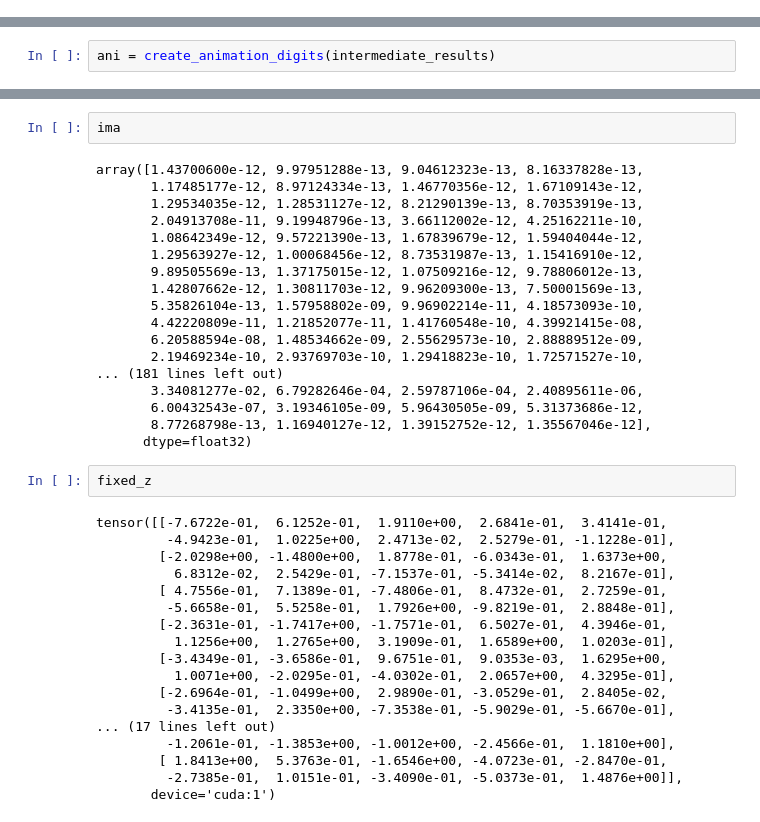
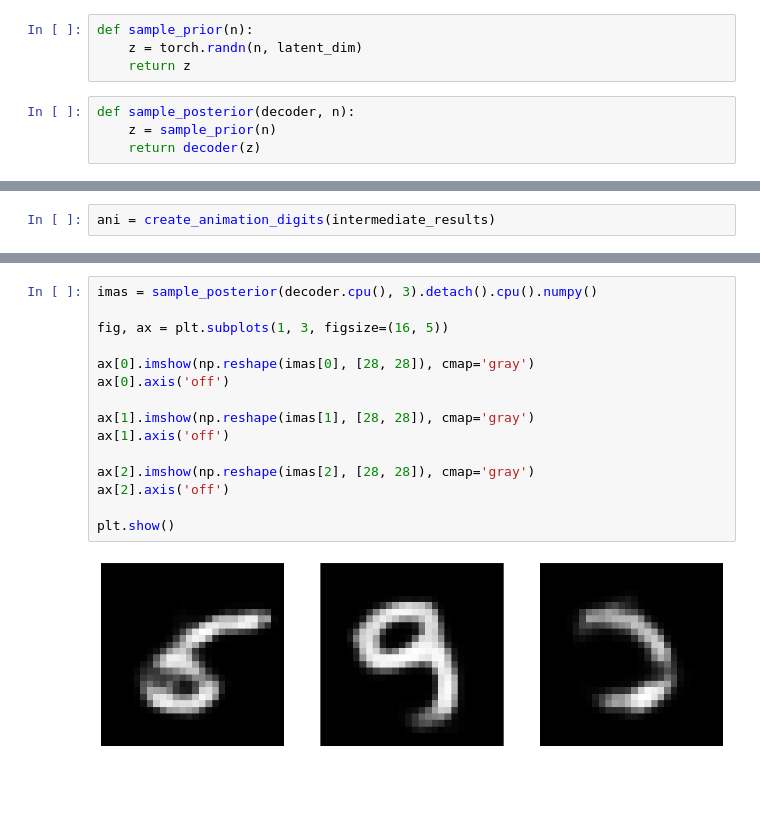
Before and after one commit to SergioAlvarezB/calibration-normalizing-flows, a Jupyter notebook: notebooks/vanilla-VAE.ipynb, the cells around one changed output, grey strips where cells are left out. Cells and saved outputs as stored; diff of their text form; blank space fills up the shorter version.

```diff
--- a/notebooks/vanilla-VAE.ipynb
+++ b/notebooks/vanilla-VAE.ipynb
@@ -67,3 +67,11 @@ def compute_reconstruction_error(x, x_p):
+# %%
+def sample_prior(n):
+    z = torch.randn(n, latent_dim)
+    return z
+# %%
+def sample_posterior(decoder, n):
+    z = sample_prior(n)
+    return decoder(z)
 # %%
 fixed_z = np.random.randn(16, latent_dim)
 fixed_z = torch.Tensor(fixed_z).to(dev)
@@ -239,40 +210,17 @@ array([0.        , 0.        , 0.        , 0.        , 0.        ,
-# %%
-ima
-# %% [output]
-array([1.43700600e-12, 9.97951288e-13, 9.04612323e-13, 8.16337828e-13,
-       1.17485177e-12, 8.97124334e-13, 1.46770356e-12, 1.67109143e-12,
-       1.29534035e-12, 1.28531127e-12, 8.21290139e-13, 8.70353919e-13,
-       2.04913708e-11, 9.19948796e-13, 3.66112002e-12, 4.25162211e-10,
-       1.08642349e-12, 9.57221390e-13, 1.67839679e-12, 1.59404044e-12,
-       1.29563927e-12, 1.00068456e-12, 8.73531987e-13, 1.15416910e-12,
-       9.89505569e-13, 1.37175015e-12, 1.07509216e-12, 9.78806012e-13,
-       1.42807662e-12, 1.30811703e-12, 9.96209300e-13, 7.50001569e-13,
-       5.35826104e-13, 1.57958802e-09, 9.96902214e-11, 4.18573093e-10,
-       4.42220809e-11, 1.21852077e-11, 1.41760548e-10, 4.39921415e-08,
-       6.20588594e-08, 1.48534662e-09, 2.55629573e-10, 2.88889512e-09,
-       2.19469234e-10, 2.93769703e-10, 1.29418823e-10, 1.72571527e-10,
-... (181 lines left out)
-       3.34081277e-02, 6.79282646e-04, 2.59787106e-04, 2.40895611e-06,
-       6.00432543e-07, 3.19346105e-09, 5.96430505e-09, 5.31373686e-12,
-       8.77268798e-13, 1.16940127e-12, 1.39152752e-12, 1.35567046e-12],
-      dtype=float32)
-# %%
-fixed_z
-# %% [output]
-tensor([[-7.6722e-01,  6.1252e-01,  1.9110e+00,  2.6841e-01,  3.4141e-01,
-         -4.9423e-01,  1.0225e+00,  2.4713e-02,  2.5279e-01, -1.1228e-01],
-        [-2.0298e+00, -1.4800e+00,  1.8778e-01, -6.0343e-01,  1.6373e+00,
-          6.8312e-02,  2.5429e-01, -7.1537e-01, -5.3414e-02,  8.2167e-01],
-        [ 4.7556e-01,  7.1389e-01, -7.4806e-01,  8.4732e-01,  2.7259e-01,
-         -5.6658e-01,  5.5258e-01,  1.7926e+00, -9.8219e-01,  2.8848e-01],
-        [-2.3631e-01, -1.7417e+00, -1.7571e-01,  6.5027e-01,  4.3946e-01,
-          1.1256e+00,  1.2765e+00,  3.1909e-01,  1.6589e+00,  1.0203e-01],
-        [-3.4349e-01, -3.6586e-01,  9.6751e-01,  9.0353e-03,  1.6295e+00,
-          1.0071e+00, -2.0295e-01, -4.0302e-01,  2.0657e+00,  4.3295e-01],
-        [-2.6964e-01, -1.0499e+00,  2.9890e-01, -3.0529e-01,  2.8405e-02,
-         -3.4135e-01,  2.3350e+00, -7.3538e-01, -5.9029e-01, -5.6670e-01],
-... (17 lines left out)
-         -1.2061e-01, -1.3853e+00, -1.0012e+00, -2.4566e-01,  1.1810e+00],
-        [ 1.8413e+00,  5.3763e-01, -1.6546e+00, -4.0723e-01, -2.8470e-01,
-         -2.7385e-01,  1.0151e-01, -3.4090e-01, -5.0373e-01,  1.4876e+00]],
-       device='cuda:1')
+# %%
+imas = sample_posterior(decoder.cpu(), 3).detach().cpu().numpy()
+
+fig, ax = plt.subplots(1, 3, figsize=(16, 5))
+
+ax[0].imshow(np.reshape(imas[0], [28, 28]), cmap='gray')
+ax[0].axis('off')
+
+ax[1].imshow(np.reshape(imas[1], [28, 28]), cmap='gray')
+ax[1].axis('off')
+
+ax[2].imshow(np.reshape(imas[2], [28, 28]), cmap='gray')
+ax[2].axis('off')
+
+plt.show()
+# %% [output]
+[figure, added]
```
Also changed, not shown: parts of 10 cells of this notebook, 5 other files.
